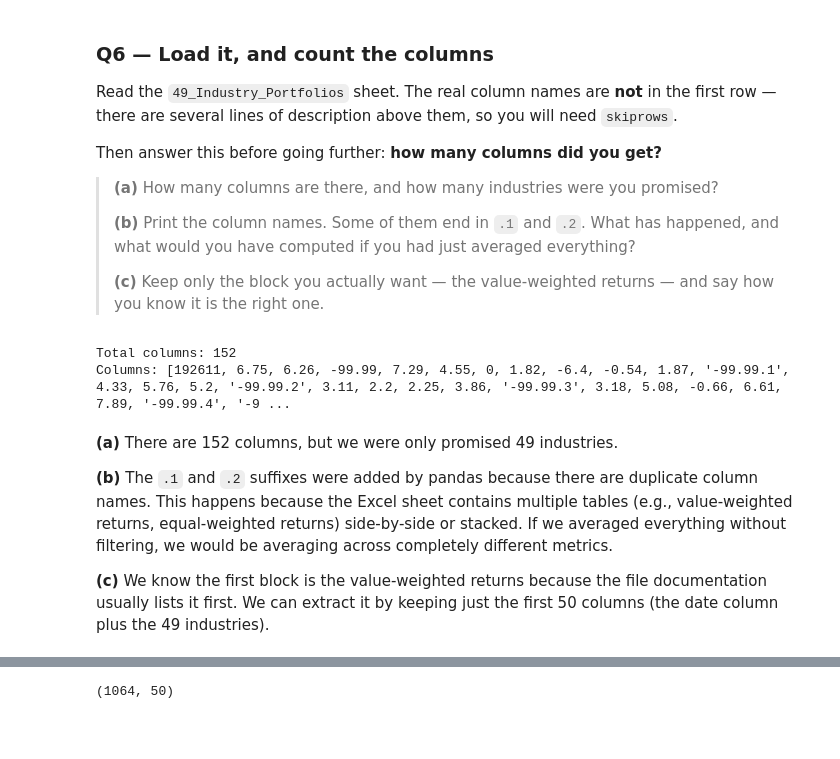
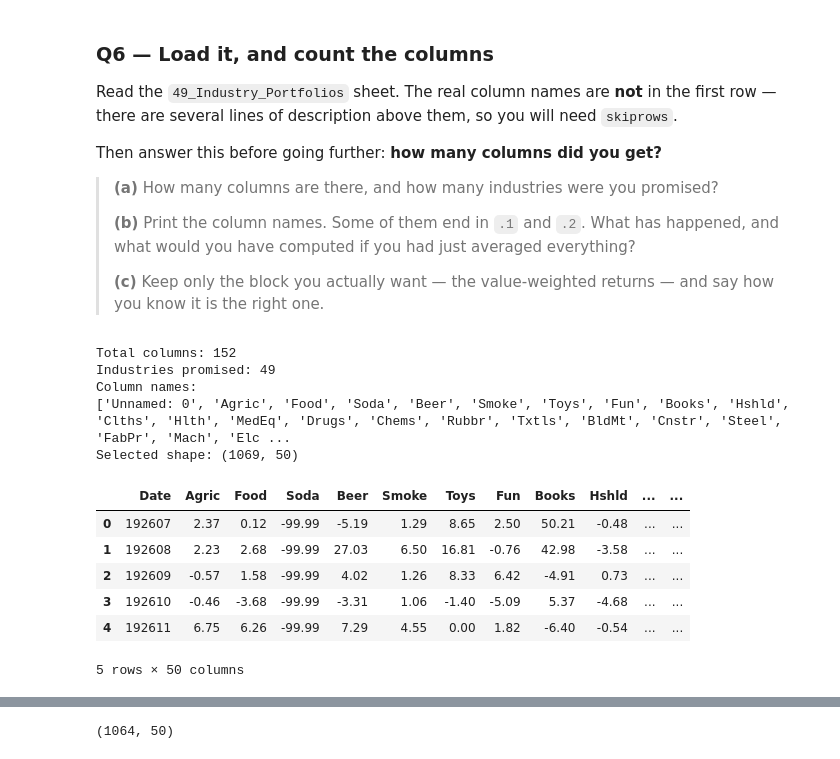
Before and after one commit to huangfu0411/harry-s-respository, a Jupyter notebook: chapters/Assignments/A1_Python_and_Pandas_AI.ipynb, the cells around one changed output, grey strips where cells are left out. Drawn from its saved outputs; the diff is of its cells as text; code cells hidden in the pictures; blank space fills up the shorter version.

```diff
--- a/chapters/Assignments/A1_Python_and_Pandas_AI.ipynb
+++ b/chapters/Assignments/A1_Python_and_Pandas_AI.ipynb
@@ -227,16 +229,44 @@ Then answer this before going further: **how many columns did you get?**
 >
 > **(c)** Keep only the block you actually want — the value-weighted returns —
 > and say how you know it is the right one.
-# %%
-raw = pd.read_excel(URL, sheet_name='49_Industry_Portfolios', skiprows=11)
-print(f"Total columns: {raw.shape[1]}")
-print(f"Columns: {list(raw.columns)}")
-# %% [output]
-Total columns: 152
-Columns: [192611, 6.75, 6.26, -99.99, 7.29, 4.55, 0, 1.82, -6.4, -0.54, 1.87, '-99.99.1', 4.33, 5.76, 5.2, '-99.99.2', 3.11, 2.2, 2.25, 3.86, '-99.99.3', 3.18, 5.08, -0.66, 6.61, 7.89, '-99.99.4', '-9 ...
-# %% [markdown]
-**(a)** There are 152 columns, but we were only promised 49 industries.
-
-**(b)** The `.1` and `.2` suffixes were added by pandas because there are duplicate column names. This happens because the Excel sheet contains multiple tables (e.g., value-weighted returns, equal-weighted returns) side-by-side or stacked. If we averaged everything without filtering, we would be averaging across completely different metrics.
-
-**(c)** We know the first block is the value-weighted returns because the file documentation usually lists it first. We can extract it by keeping just the first 50 columns (the date column plus the 49 industries).
+# %%
+import pandas as pd
+
+URL = (
+    "https://raw.githubusercontent.com/amoreira2/UG54/"
+    "refs/heads/main/assets/data/Assignment1.xlsx"
+)
+
+# (a) 跳过前6行，让Excel第7行作为列名
+raw = pd.read_excel(
+    URL,
+    sheet_name="49_Industry_Portfolios",
+    skiprows=6
+)
+
+print("Total columns:", raw.shape[1])
+print("Industries promised:", 49)
+
+# (b) 查看全部列名，包括重复名称产生的 .1 和 .2
+print("Column names:")
+print(raw.columns.tolist())
+
+# (c) 保留第一块：日期 + 49个行业的市值加权月收益率
+ind = raw.iloc[:, :50].copy()
+ind = ind.rename(columns={ind.columns[0]: "Date"})
+
+print("Selected shape:", ind.shape)
+display(ind.head())
+# %% [output]
+Total columns: 152
+Industries promised: 49
+Column names:
+['Unnamed: 0', 'Agric', 'Food', 'Soda', 'Beer', 'Smoke', 'Toys', 'Fun', 'Books', 'Hshld', 'Clths', 'Hlth', 'MedEq', 'Drugs', 'Chems', 'Rubbr', 'Txtls', 'BldMt', 'Cnstr', 'Steel', 'FabPr', 'Mach', 'Elc ...
+Selected shape: (1069, 50)
+|  | Date | Agric | Food | Soda | Beer | Smoke | Toys | Fun | Books | Hshld | ... | ... |
+| 0 | 192607 | 2.37 | 0.12 | -99.99 | -5.19 | 1.29 | 8.65 | 2.50 | 50.21 | -0.48 | ... | ... |
+| 1 | 192608 | 2.23 | 2.68 | -99.99 | 27.03 | 6.50 | 16.81 | -0.76 | 42.98 | -3.58 | ... | ... |
+| 2 | 192609 | -0.57 | 1.58 | -99.99 | 4.02 | 1.26 | 8.33 | 6.42 | -4.91 | 0.73 | ... | ... |
+| 3 | 192610 | -0.46 | -3.68 | -99.99 | -3.31 | 1.06 | -1.40 | -5.09 | 5.37 | -4.68 | ... | ... |
+| 4 | 192611 | 6.75 | 6.26 | -99.99 | 7.29 | 4.55 | 0.00 | 1.82 | -6.40 | -0.54 | ... | ... |
+5 rows × 50 columns
```
Also changed, not shown: parts of 18 cells of this notebook.
